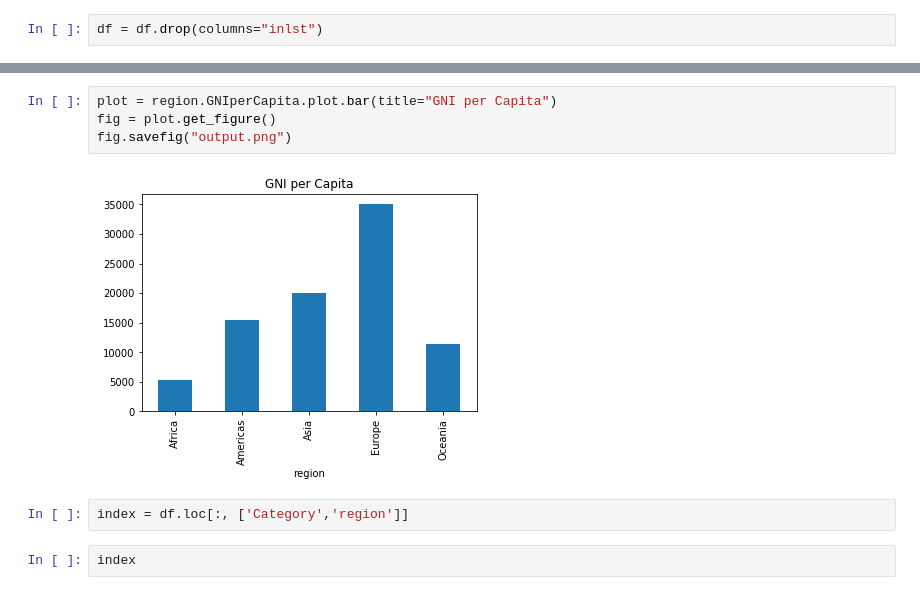
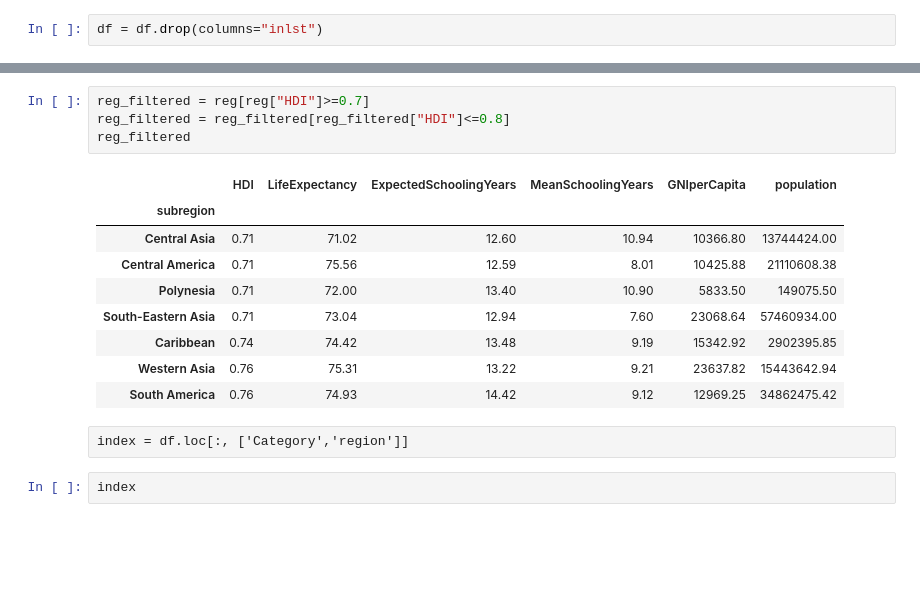
Before and after one commit to MdeMaic/WebScrapingAPI_Project, a Jupyter notebook: SRC/MergeDataFrames.ipynb, the cells around one changed output, grey strips where cells are left out. Drawn from its saved outputs; the diff is of its cells as text; blank space fills up the shorter version.

```diff
--- a/SRC/MergeDataFrames.ipynb
+++ b/SRC/MergeDataFrames.ipynb
@@ -230,11 +236,19 @@ figpop.savefig
-# %%
-plot = region.GNIperCapita.plot.bar(title="GNI per Capita")
-fig = plot.get_figure()
-fig.savefig("output.png")
-# %% [output]
-[figure, removed]
-# %%
-index = df.loc[:, ['Category','region']]
+# %%
+reg_filtered = reg[reg["HDI"]>=0.7]
+reg_filtered = reg_filtered[reg_filtered["HDI"]<=0.8]
+reg_filtered
+# %% [output]
+|  | HDI | LifeExpectancy | ExpectedSchoolingYears | MeanSchoolingYears | GNIperCapita | population |
+| subregion |  |  |  |  |  |  |
+| Central Asia | 0.71 | 71.02 | 12.60 | 10.94 | 10366.80 | 13744424.00 |
+| Central America | 0.71 | 75.56 | 12.59 | 8.01 | 10425.88 | 21110608.38 |
+| Polynesia | 0.71 | 72.00 | 13.40 | 10.90 | 5833.50 | 149075.50 |
+| South-Eastern Asia | 0.71 | 73.04 | 12.94 | 7.60 | 23068.64 | 57460934.00 |
+| Caribbean | 0.74 | 74.42 | 13.48 | 9.19 | 15342.92 | 2902395.85 |
+| Western Asia | 0.76 | 75.31 | 13.22 | 9.21 | 23637.82 | 15443642.94 |
+| South America | 0.76 | 74.93 | 14.42 | 9.12 | 12969.25 | 34862475.42 |
+# %% [raw]
+index = df.loc[:, ['Category','region']]
 # %%
 index
 # %% [output]
```
Also changed, not shown: parts of 4 cells of this notebook, 5 other files.
